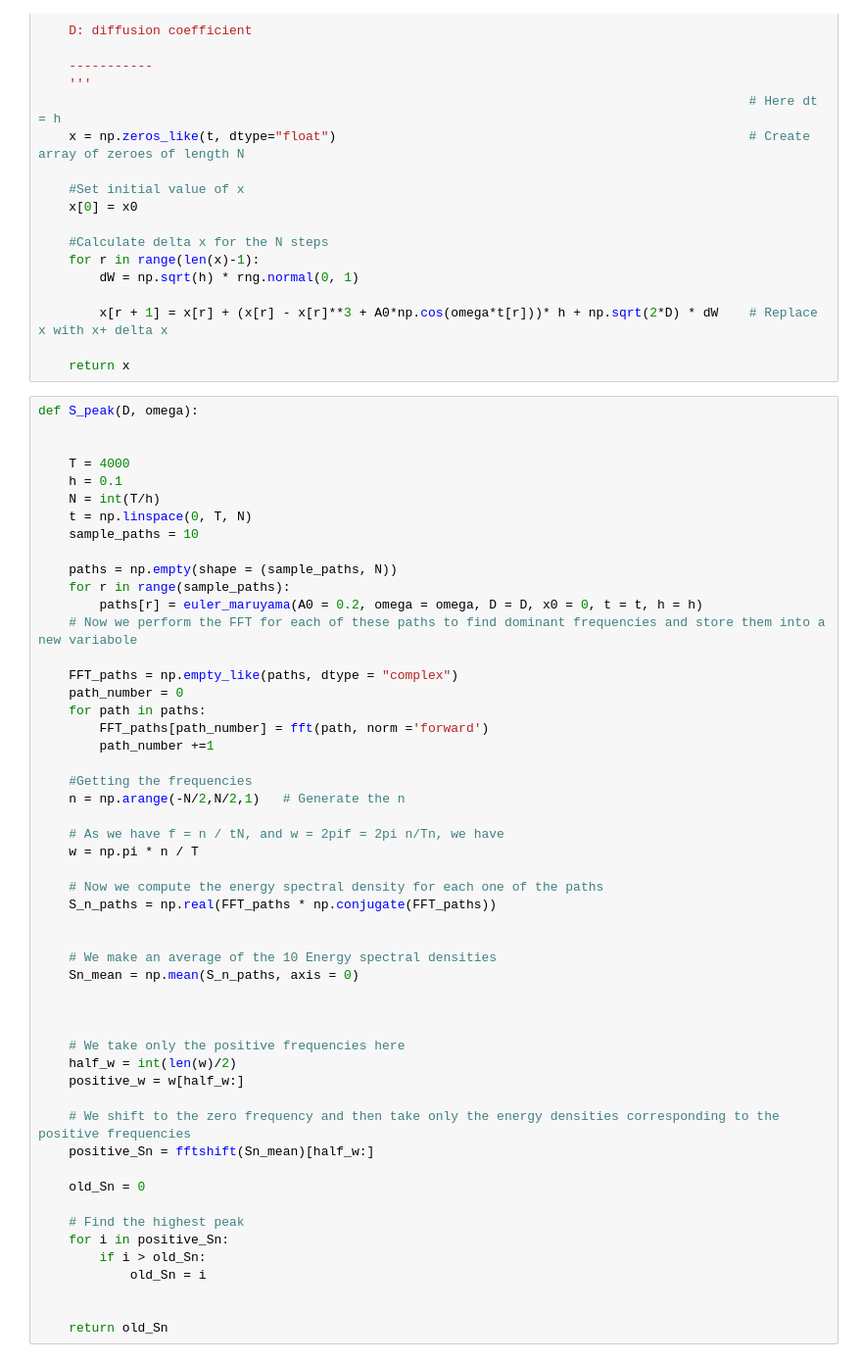
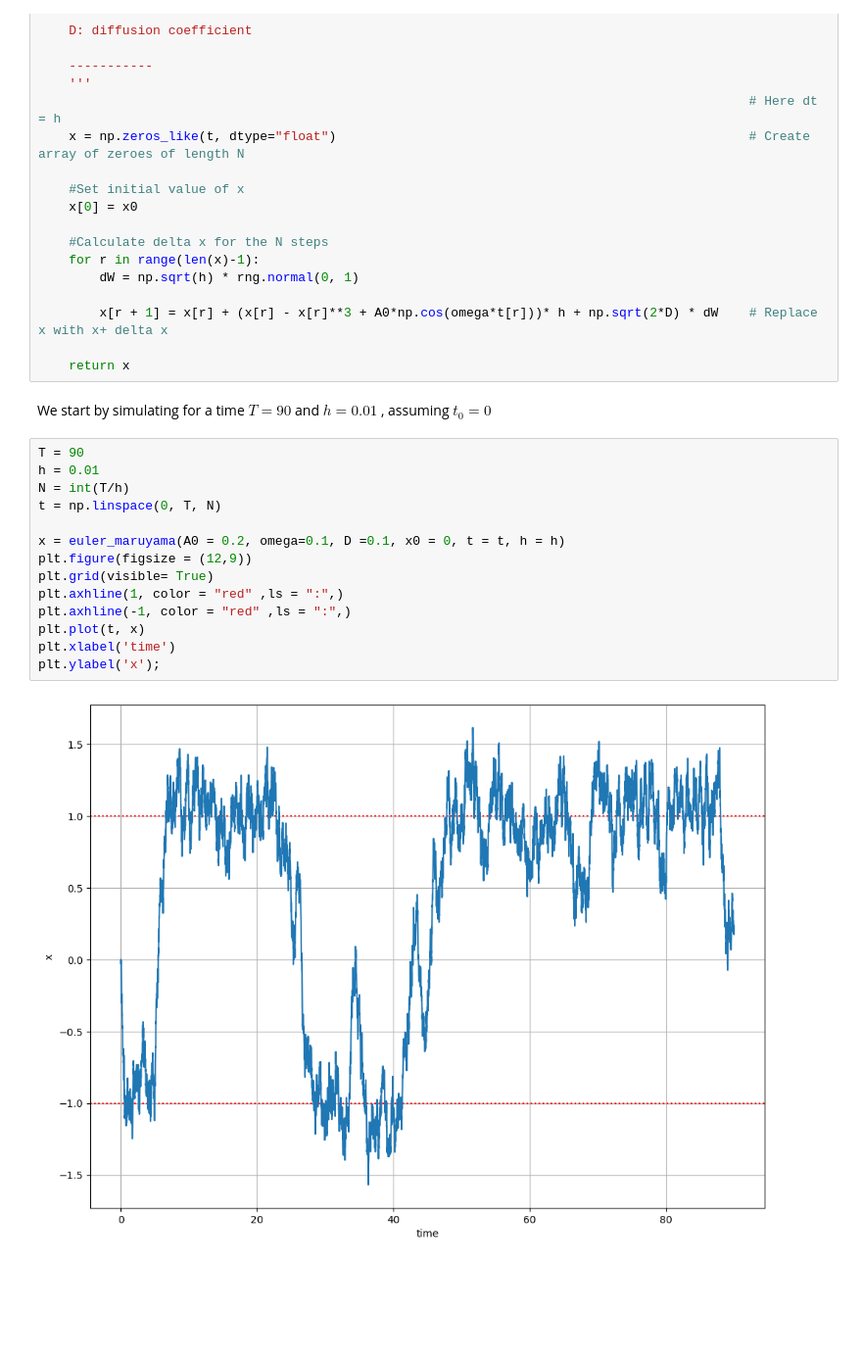
Before and after one commit to DaniloPierpaoli/FFT-Signal-Analysis, a Jupyter notebook: stochastic-resonance-fft.ipynb, the cells around one changed output. Shown: that part at 98% size. Cells and saved outputs as stored; diff of their text form; blank space fills up the shorter version.

```diff
--- a/stochastic-resonance-fft.ipynb
+++ b/stochastic-resonance-fft.ipynb
@@ -36,55 +71,21 @@ def euler_maruyama(A0, omega, D, x0, t, h):
         x[r + 1] = x[r] + (x[r] - x[r]**3 + A0*np.cos(omega*t[r]))* h + np.sqrt(2*D) * dW    # Replace x with x+ delta x
 
     return x
+# %% [markdown]
+We start by simulating for a time $T = 90$  and  $h = 0.01$ ,  assuming $t_0 = 0$
 # %%
-def S_peak(D, omega):
+T = 90
+h = 0.01
+N = int(T/h)
+t = np.linspace(0, T, N)
 
-
-    T = 4000
-    h = 0.1
-    N = int(T/h)
-    t = np.linspace(0, T, N)
-    sample_paths = 10
-
-    paths = np.empty(shape = (sample_paths, N))
-    for r in range(sample_paths):
-        paths[r] = euler_maruyama(A0 = 0.2, omega = omega, D = D, x0 = 0, t = t, h = h)
-    # Now we perform the FFT for each of these paths to find dominant frequencies and store them into a new variabole
-
-    FFT_paths = np.empty_like(paths, dtype = "complex")
-    path_number = 0
-    for path in paths:
-        FFT_paths[path_number] = fft(path, norm ='forward')
-        path_number +=1
-
-    #Getting the frequencies
-    n = np.arange(-N/2,N/2,1)   # Generate the n
-
-    # As we have f = n / tN, and w = 2pif = 2pi n/Tn, we have
-    w = np.pi * n / T
-
-    # Now we compute the energy spectral density for each one of the paths
-    S_n_paths = np.real(FFT_paths * np.conjugate(FFT_paths))
-
-
-    # We make an average of the 10 Energy spectral densities
-    Sn_mean = np.mean(S_n_paths, axis = 0)
-
-
-
-    # We take only the positive frequencies here
-    half_w = int(len(w)/2)
-    positive_w = w[half_w:]
-
-    # We shift to the zero frequency and then take only the energy densities corresponding to the positive frequencies
-    positive_Sn = fftshift(Sn_mean)[half_w:]
-
-    old_Sn = 0
-
-    # Find the highest peak
-    for i in positive_Sn:
-        if i > old_Sn:
-            old_Sn = i
-
-
-    return old_Sn
+x = euler_maruyama(A0 = 0.2, omega=0.1, D =0.1, x0 = 0, t = t, h = h)
+plt.figure(figsize = (12,9))
+plt.grid(visible= True)
+plt.axhline(1, color = "red" ,ls = ":",)
+plt.axhline(-1, color = "red" ,ls = ":",)
+plt.plot(t, x)
+plt.xlabel('time')
+plt.ylabel('x');
+# %% [output]
+[figure, added]
```
Also changed, not shown: parts of 32 cells of this notebook, 4 other files.
